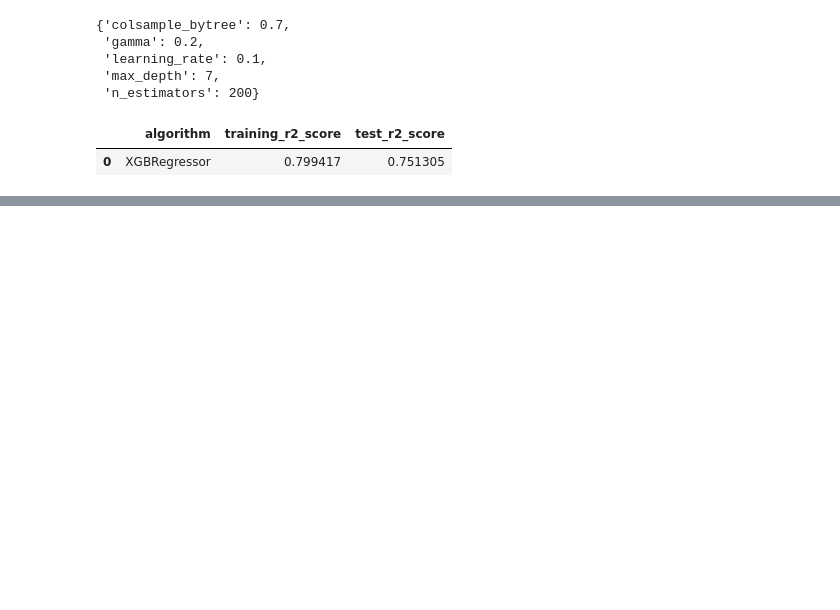
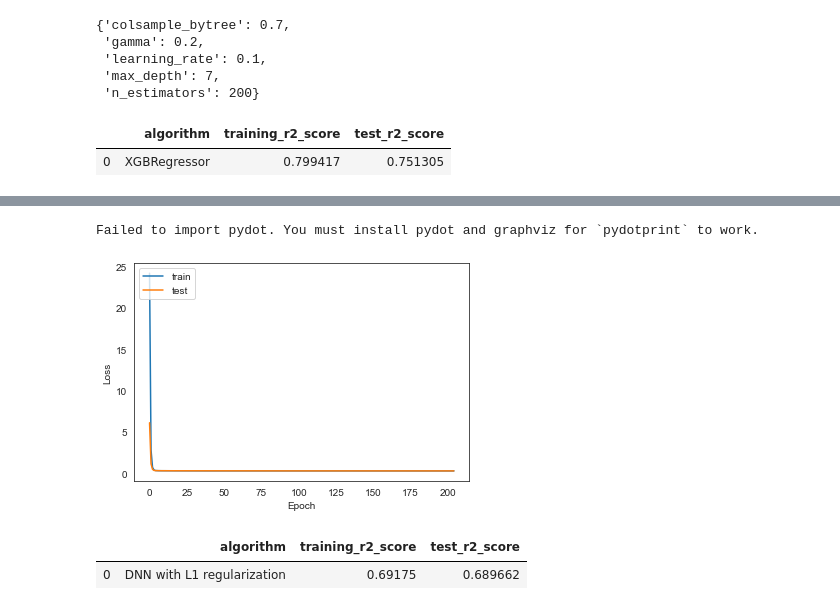
Before and after one commit to tomasz-janik/AirbnbPrediction, a Jupyter notebook: AirbnbLondon.ipynb, the cells around one changed output, grey strips where cells are left out. Cells and saved outputs as stored; diff of their text form; code cells hidden in the pictures; blank space fills up the shorter version.

```diff
--- a/AirbnbLondon.ipynb
+++ b/AirbnbLondon.ipynb
@@ -1300,0 +1111,4 @@ DNN_2_results
+# %%
+keras.utils.plot_model(model_2)
+# %% [output]
+Failed to import pydot. You must install pydot and graphviz for `pydotprint` to work.
@@ -1300,0 +1125,12 @@ DNN_2_results
+# %%
+model_2 = keras.models.load_model(RESULTS_PATH/'model_2')
+history_2 = load(RESULTS_PATH/'history_2.joblib')
+# %%
+plt.plot(history_2.history['loss'])
+plt.plot(history_2.history['val_loss'])
+plt.ylabel('Loss')
+plt.xlabel('Epoch')
+plt.legend(['train', 'test'], loc='upper left')
+plt.show()
+# %% [output]
+[figure, added]
@@ -1300,0 +1140,9 @@ DNN_2_results
+# %%
+model_2_results = pd.DataFrame({
+    'algorithm':['DNN with L1 regularization'],
+    'training_r2_score': [r2_score(y_train, y_pred_train)],
+    'test_r2_score': [r2_score(y_test, y_pred_test)]})
+model_2_results
+# %% [output]
+|  | algorithm | training_r2_score | test_r2_score |
+| 0 | DNN with L1 regularization | 0.69175 | 0.689662 |
```
Also changed, not shown: parts of 129 cells of this notebook, 1 other file.
